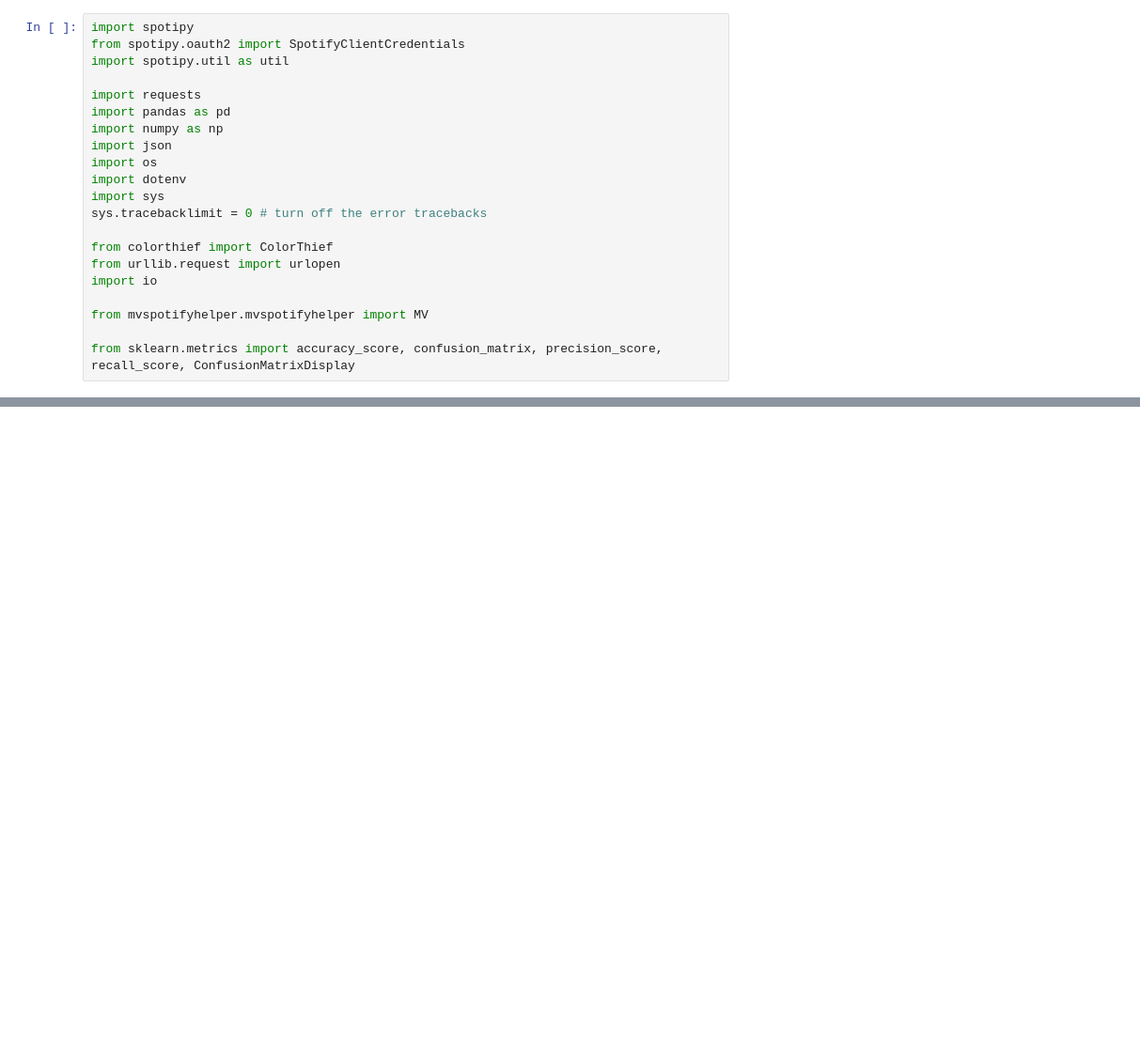
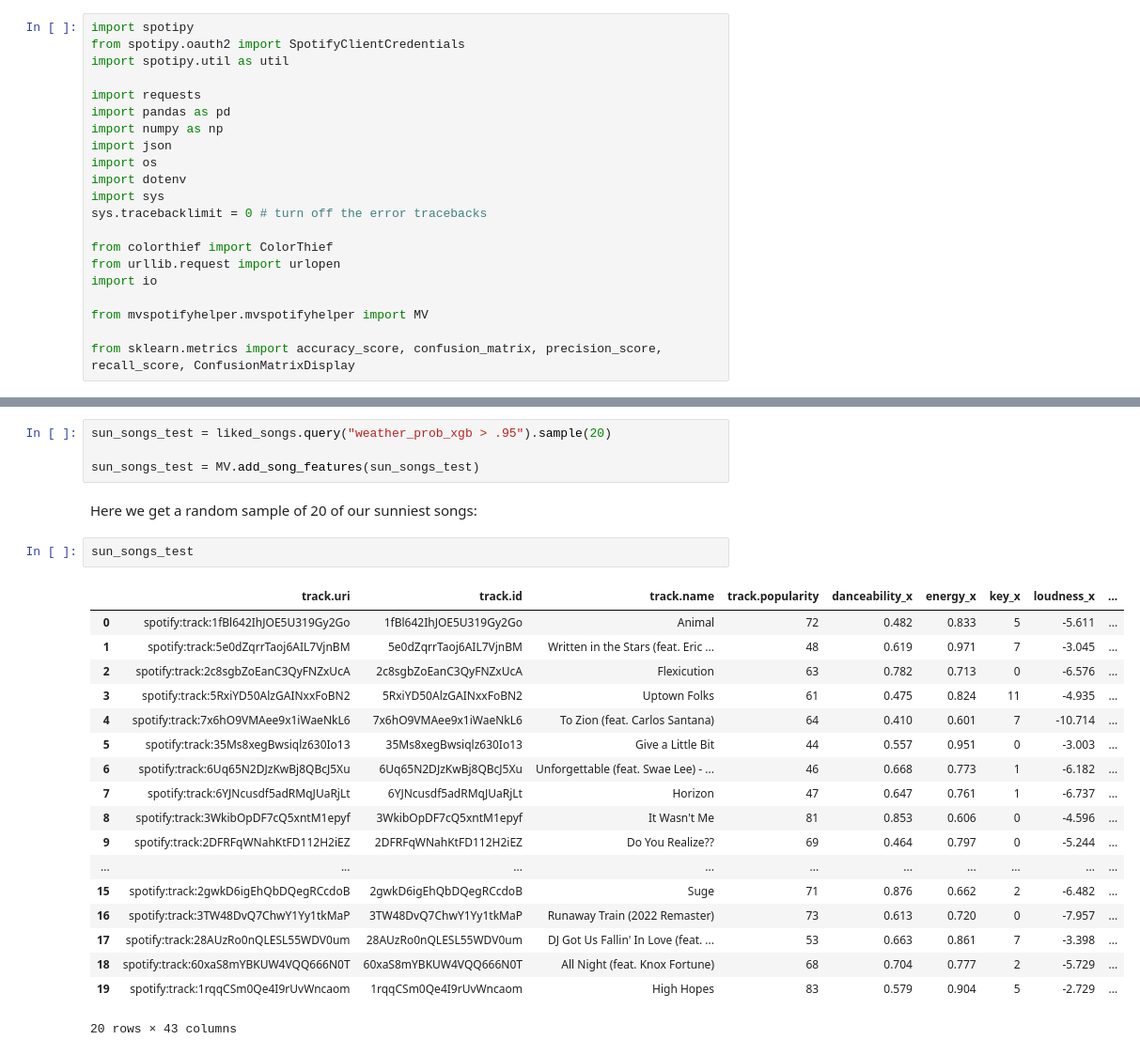
Before and after one commit to mtvaden1/Playlist-Analysis, a Jupyter notebook: generate_weather_playlists.ipynb, the cells around one changed output, grey strips where cells are left out. Shown at 94% size. Drawn from its saved outputs; the diff is of its cells as text; blank space fills up the shorter version.

```diff
--- a/generate_weather_playlists.ipynb
+++ b/generate_weather_playlists.ipynb
@@ -130,0 +220,27 @@ weather_test1
+# %%
+sun_songs_test = liked_songs.query("weather_prob_xgb > .95").sample(20)
+
+sun_songs_test = MV.add_song_features(sun_songs_test)
+# %% [markdown]
+Here we get a random sample of 20 of our sunniest songs:
+# %%
+sun_songs_test
+# %% [output]
+|  | track.uri | track.id | track.name | track.popularity | danceability_x | energy_x | key_x | loudness_x | ... |
+| 0 | spotify:track:1fBl642IhJOE5U319Gy2Go | 1fBl642IhJOE5U319Gy2Go | Animal | 72 | 0.482 | 0.833 | 5 | -5.611 | ... |
+| 1 | spotify:track:5e0dZqrrTaoj6AIL7VjnBM | 5e0dZqrrTaoj6AIL7VjnBM | Written in the Stars (feat. Eric ... | 48 | 0.619 | 0.971 | 7 | -3.045 | ... |
+| 2 | spotify:track:2c8sgbZoEanC3QyFNZxUcA | 2c8sgbZoEanC3QyFNZxUcA | Flexicution | 63 | 0.782 | 0.713 | 0 | -6.576 | ... |
+| 3 | spotify:track:5RxiYD50AlzGAINxxFoBN2 | 5RxiYD50AlzGAINxxFoBN2 | Uptown Folks | 61 | 0.475 | 0.824 | 11 | -4.935 | ... |
+| 4 | spotify:track:7x6hO9VMAee9x1iWaeNkL6 | 7x6hO9VMAee9x1iWaeNkL6 | To Zion (feat. Carlos Santana) | 64 | 0.410 | 0.601 | 7 | -10.714 | ... |
+| 5 | spotify:track:35Ms8xegBwsiqlz630Io13 | 35Ms8xegBwsiqlz630Io13 | Give a Little Bit | 44 | 0.557 | 0.951 | 0 | -3.003 | ... |
+| 6 | spotify:track:6Uq65N2DJzKwBj8QBcJ5Xu | 6Uq65N2DJzKwBj8QBcJ5Xu | Unforgettable (feat. Swae Lee) - ... | 46 | 0.668 | 0.773 | 1 | -6.182 | ... |
+| 7 | spotify:track:6YJNcusdf5adRMqJUaRjLt | 6YJNcusdf5adRMqJUaRjLt | Horizon | 47 | 0.647 | 0.761 | 1 | -6.737 | ... |
+| 8 | spotify:track:3WkibOpDF7cQ5xntM1epyf | 3WkibOpDF7cQ5xntM1epyf | It Wasn't Me | 81 | 0.853 | 0.606 | 0 | -4.596 | ... |
+| 9 | spotify:track:2DFRFqWNahKtFD112H2iEZ | 2DFRFqWNahKtFD112H2iEZ | Do You Realize?? | 69 | 0.464 | 0.797 | 0 | -5.244 | ... |
+| ... | ... | ... | ... | ... | ... | ... | ... | ... | ... |
+| 15 | spotify:track:2gwkD6igEhQbDQegRCcdoB | 2gwkD6igEhQbDQegRCcdoB | Suge | 71 | 0.876 | 0.662 | 2 | -6.482 | ... |
+| 16 | spotify:track:3TW48DvQ7ChwY1Yy1tkMaP | 3TW48DvQ7ChwY1Yy1tkMaP | Runaway Train (2022 Remaster) | 73 | 0.613 | 0.720 | 0 | -7.957 | ... |
+| 17 | spotify:track:28AUzRo0nQLESL55WDV0um | 28AUzRo0nQLESL55WDV0um | DJ Got Us Fallin' In Love (feat. ... | 53 | 0.663 | 0.861 | 7 | -3.398 | ... |
+| 18 | spotify:track:60xaS8mYBKUW4VQQ666N0T | 60xaS8mYBKUW4VQQ666N0T | All Night (feat. Knox Fortune) | 68 | 0.704 | 0.777 | 2 | -5.729 | ... |
+| 19 | spotify:track:1rqqCSm0Qe4I9rUvWncaom | 1rqqCSm0Qe4I9rUvWncaom | High Hopes | 83 | 0.579 | 0.904 | 5 | -2.729 | ... |
+20 rows × 43 columns
```
Also changed, not shown: parts of 33 cells of this notebook, 6 other files.
